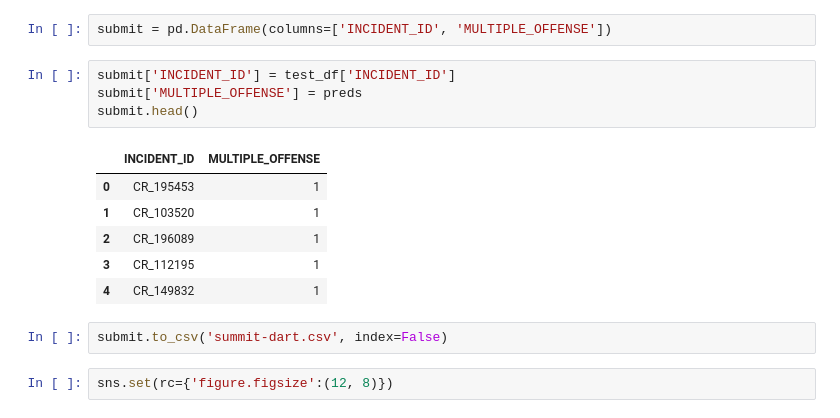
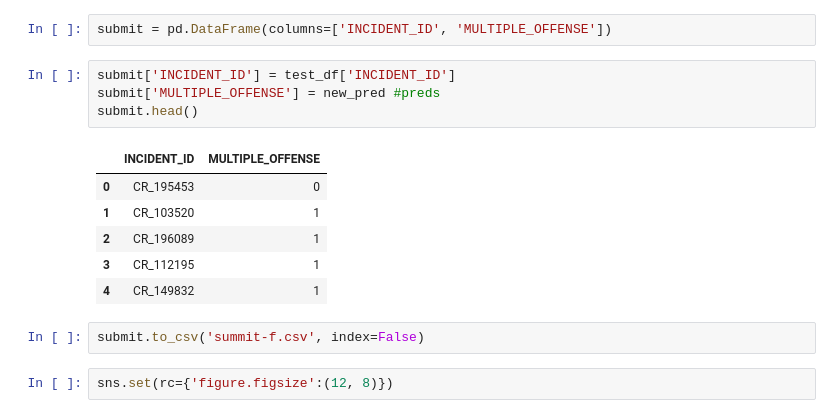
Before and after one commit to shobhitsundriyal/f_challenges, a Jupyter notebook: HE_NDS.ipynb, the cells around one changed output. Cells and saved outputs as stored; diff of their text form.

```diff
--- a/HE_NDS.ipynb
+++ b/HE_NDS.ipynb
@@ -221,17 +192,17 @@ preds = xgb.predict(pred_on)
 submit = pd.DataFrame(columns=['INCIDENT_ID', 'MULTIPLE_OFFENSE'])
 # %%
 submit['INCIDENT_ID'] = test_df['INCIDENT_ID']
-submit['MULTIPLE_OFFENSE'] = preds
+submit['MULTIPLE_OFFENSE'] = new_pred #preds
 submit.head()
 # %% [output]
 |  | INCIDENT_ID | MULTIPLE_OFFENSE |
-| 0 | CR_195453 | 1 |
+| 0 | CR_195453 | 0 |
 | 1 | CR_103520 | 1 |
 | 2 | CR_196089 | 1 |
 | 3 | CR_112195 | 1 |
 | 4 | CR_149832 | 1 |
 # %%
-submit.to_csv('summit-dart.csv', index=False)
+submit.to_csv('summit-f.csv', index=False)
 # %%
 sns.set(rc={'figure.figsize':(12, 8)})
 # %%
```
Also changed, not shown: parts of 9 cells of this notebook.
